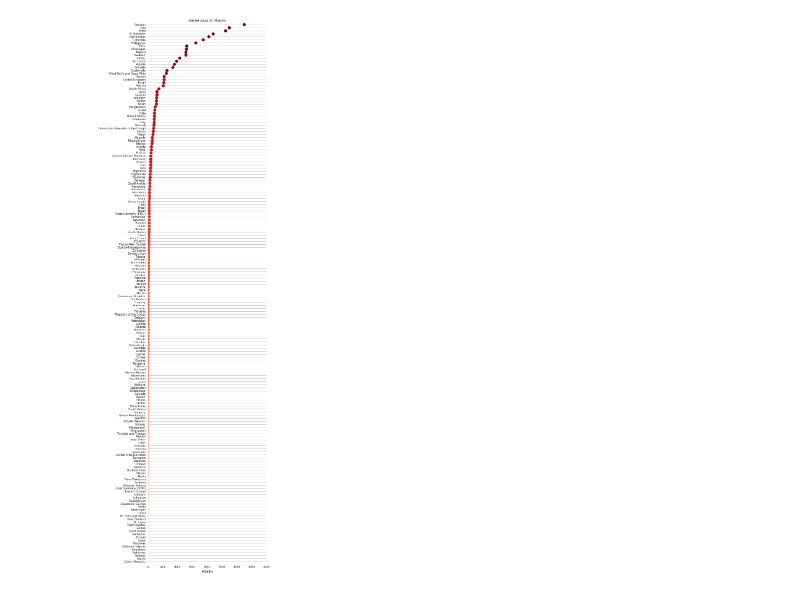
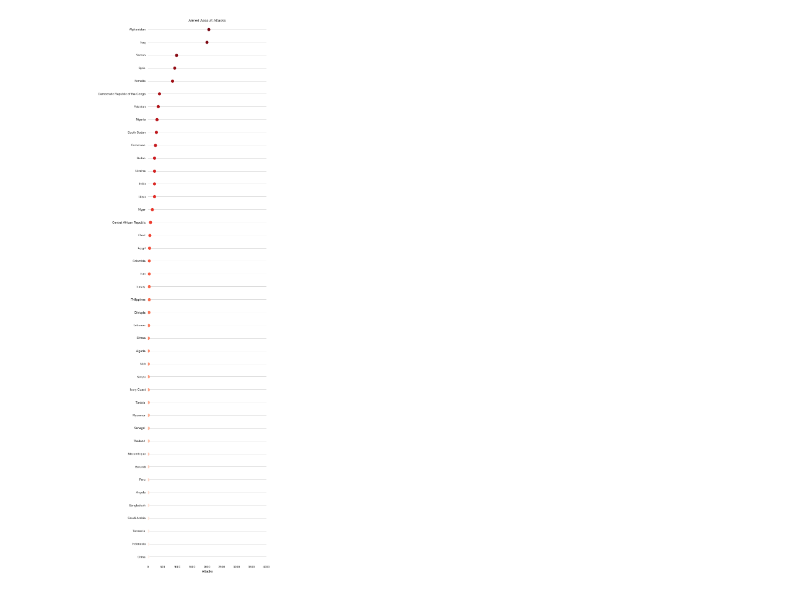
Before and after one commit to ICT4SD/Terrorism_Analysis, a Jupyter notebook: Dot Plot.ipynb, the cells around one changed output. Drawn from its saved outputs; the diff is of its cells as text; code cells hidden in the pictures.

```diff
--- a/Dot Plot.ipynb
+++ b/Dot Plot.ipynb
@@ -110,0 +172,13 @@ dot[dot['Armed Assault Attacks'] < 1] #it's never null, and it's only 0 for two
+# %%
+def remove_zeros(series):
+    return series[series > 0]
+# %%
+casualties = remove_zeros(casualties)
+# %%
+def convert_series(series, label):
+    converted = pd.DataFrame(series)
+    converted.columns = [label]
+    converted.reset_index(level=0, inplace=True)
+    return converted
+# %%
+casualties = convert_series(casualties, 'Casualties from Armed Assault')
@@ -111,34 +187,38 @@ dot[dot['Armed Assault Attacks'] < 1] #it's never null, and it's only 0 for two
 # %%
-# is the lack of originality a problem here?
-#maybe make it so that it shows the top 20 or something?
+def plot(attacktype):
+    dot_plot = Dot_Plot_Data(gtd_dot, 'country_txt', 'iyear', 'attacktype1_txt')
+    dot_plot.prep_data()
+    dot_plot.user_selection(2010, 2015, attacktype)
+    dot_plot.agg()
+    series = remove_zeros(dot_plot.data)
+    casualties = convert_series(series, 'Casualties from ' + attacktype)
 
-import seaborn as sns
-sns.set(style="whitegrid")
+    # Make the PairGrid
+    g = sns.PairGrid(casualties.sort_values('Casualties from ' + attacktype, ascending=False),
+                     x_vars='Casualties from ' + attacktype, y_vars=['country_txt'],
+                     size=25, aspect=.25)
 
-# Make the PairGrid
-g = sns.PairGrid(dot.sort_values('Armed Assault Attacks', ascending=False),
-                 x_vars='Armed Assault Attacks', y_vars=['Country'],
-                 size=25, aspect=.25)
+    # Draw a dot plot using the stripplot function
+    g.map(sns.stripplot, size=10, orient="h",
+          palette="Reds_r", edgecolor="gray")
 
-# Draw a dot plot using the stripplot function
-g.map(sns.stripplot, size=10, orient="h",
-      palette="Reds_r", edgecolor="gray")
+    # Use the same x axis limits on all columns and add better labels
+    g.set(xlim=(0, 4000), xlabel="Attacks", ylabel="")
 
-# Use the same x axis limits on all columns and add better labels
-g.set(xlim=(0, 4000), xlabel="Attacks", ylabel="")
+    # Use semantically meaningful titles for the columns
+    titles = ['Armed Assault Attacks']
 
-# Use semantically meaningful titles for the columns
-titles = ['Armed Assault Attacks']
+    for ax, title in zip(g.axes.flat, titles):
 
-for ax, title in zip(g.axes.flat, titles):
+        # Set a different title for each axes
+        ax.set(title=title)
 
-    # Set a different title for each axes
-    ax.set(title=title)
+        # Make the grid horizontal instead of vertical
+        ax.xaxis.grid(False)
+        ax.yaxis.grid(True)
 
-    # Make the grid horizontal instead of vertical
-    ax.xaxis.grid(False)
-    ax.yaxis.grid(True)
-
-sns.despine(left=True, bottom=True) #need to drop instances where attacks are 0
+    sns.despine(left=True, bottom=True)
-# %% [output]
-[figure, removed]
+# %%
+interact(plot, attacktype=('Armed Assault', 'Assassination', 'Bombing/Explosion', 'Facility/Infrastructure Attack', 'Hijacking', 'Hostage Taking (Barricade Incident)', 'Hostage Taking (Kidnapping)', 'Unarmed Assault', 'Unknown'));
+# %% [output]
+[figure, added]
```
Also changed, not shown: parts of 30 cells of this notebook.
